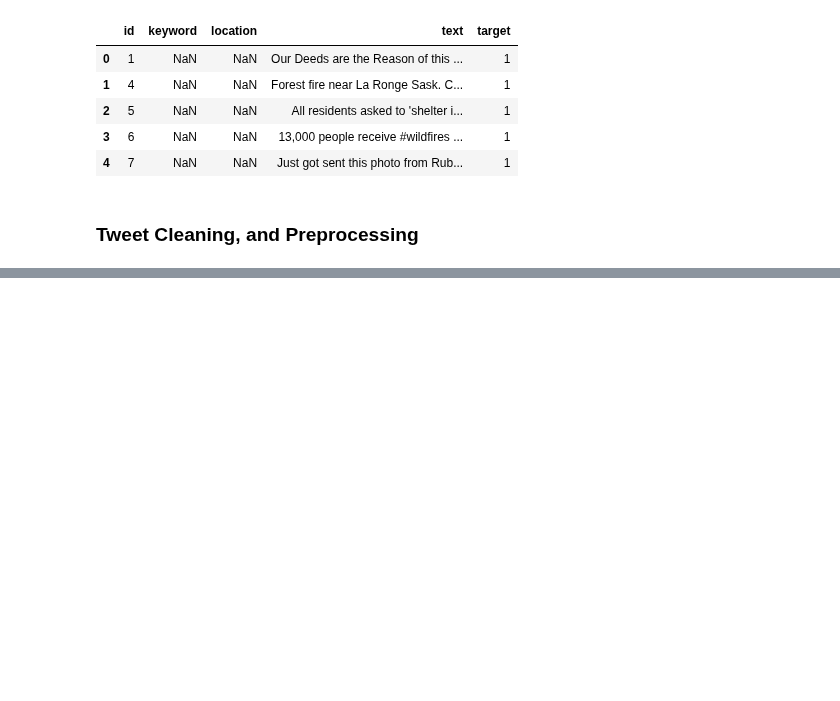
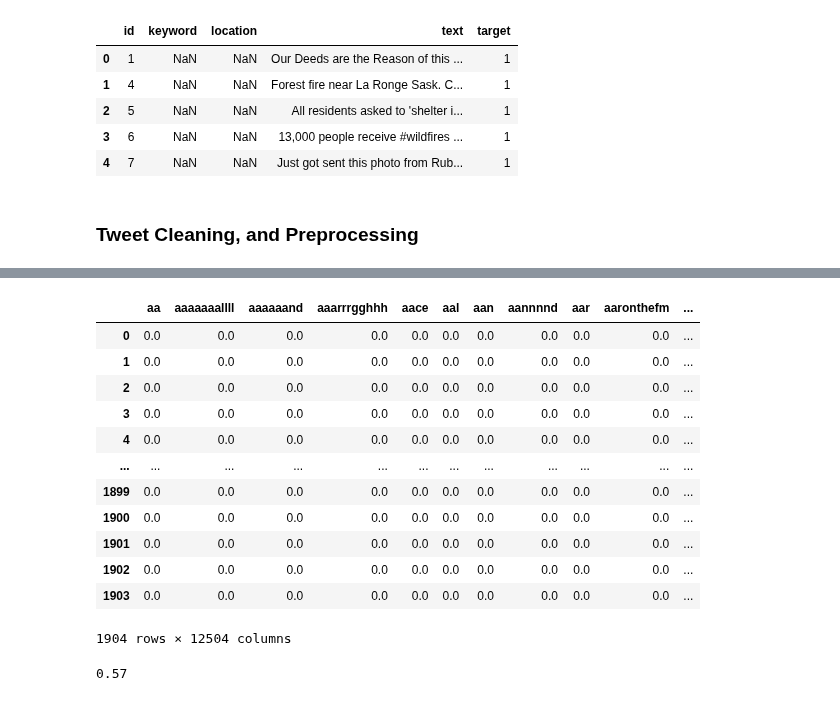
Before and after one commit to TheTr33/Disaster_Tweet_Classification_Kaggle_Competition, a Jupyter notebook: 01_EDA.ipynb, the cells around one changed output, grey strips where cells are left out. Drawn from its saved outputs; the diff is of its cells as text; code cells hidden in the pictures; blank space fills up the shorter version.

```diff
--- a/01_EDA.ipynb
+++ b/01_EDA.ipynb
@@ -34,0 +118,21 @@ cvec = CountVectorizer()
+# %%
+X_test_tfidf
+# %% [output]
+|  | aa | aaaaaaallll | aaaaaand | aaarrrgghhh | aace | aal | aan | aannnnd | aar | aaronthefm | ... |
+| 0 | 0.0 | 0.0 | 0.0 | 0.0 | 0.0 | 0.0 | 0.0 | 0.0 | 0.0 | 0.0 | ... |
+| 1 | 0.0 | 0.0 | 0.0 | 0.0 | 0.0 | 0.0 | 0.0 | 0.0 | 0.0 | 0.0 | ... |
+| 2 | 0.0 | 0.0 | 0.0 | 0.0 | 0.0 | 0.0 | 0.0 | 0.0 | 0.0 | 0.0 | ... |
+| 3 | 0.0 | 0.0 | 0.0 | 0.0 | 0.0 | 0.0 | 0.0 | 0.0 | 0.0 | 0.0 | ... |
+| 4 | 0.0 | 0.0 | 0.0 | 0.0 | 0.0 | 0.0 | 0.0 | 0.0 | 0.0 | 0.0 | ... |
+| ... | ... | ... | ... | ... | ... | ... | ... | ... | ... | ... | ... |
+| 1899 | 0.0 | 0.0 | 0.0 | 0.0 | 0.0 | 0.0 | 0.0 | 0.0 | 0.0 | 0.0 | ... |
+| 1900 | 0.0 | 0.0 | 0.0 | 0.0 | 0.0 | 0.0 | 0.0 | 0.0 | 0.0 | 0.0 | ... |
+| 1901 | 0.0 | 0.0 | 0.0 | 0.0 | 0.0 | 0.0 | 0.0 | 0.0 | 0.0 | 0.0 | ... |
+| 1902 | 0.0 | 0.0 | 0.0 | 0.0 | 0.0 | 0.0 | 0.0 | 0.0 | 0.0 | 0.0 | ... |
+| 1903 | 0.0 | 0.0 | 0.0 | 0.0 | 0.0 | 0.0 | 0.0 | 0.0 | 0.0 | 0.0 | ... |
+1904 rows × 12504 columns
+# %%
+baseline = round(df['target'].value_counts(normalize = True)[0],2)
+baseline
+# %% [output]
+0.57
```
Also changed, not shown: parts of 12 cells of this notebook, 1 other file.
